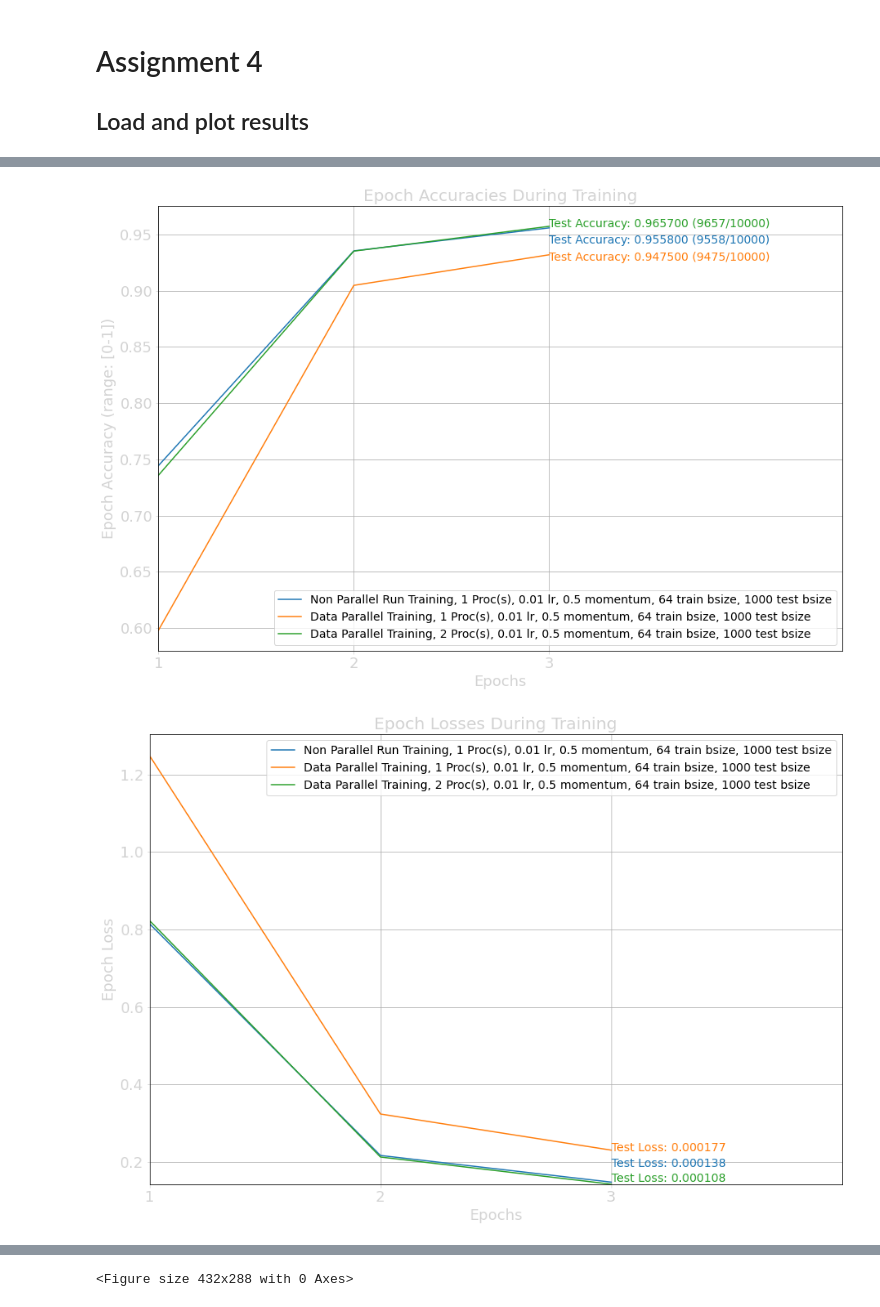
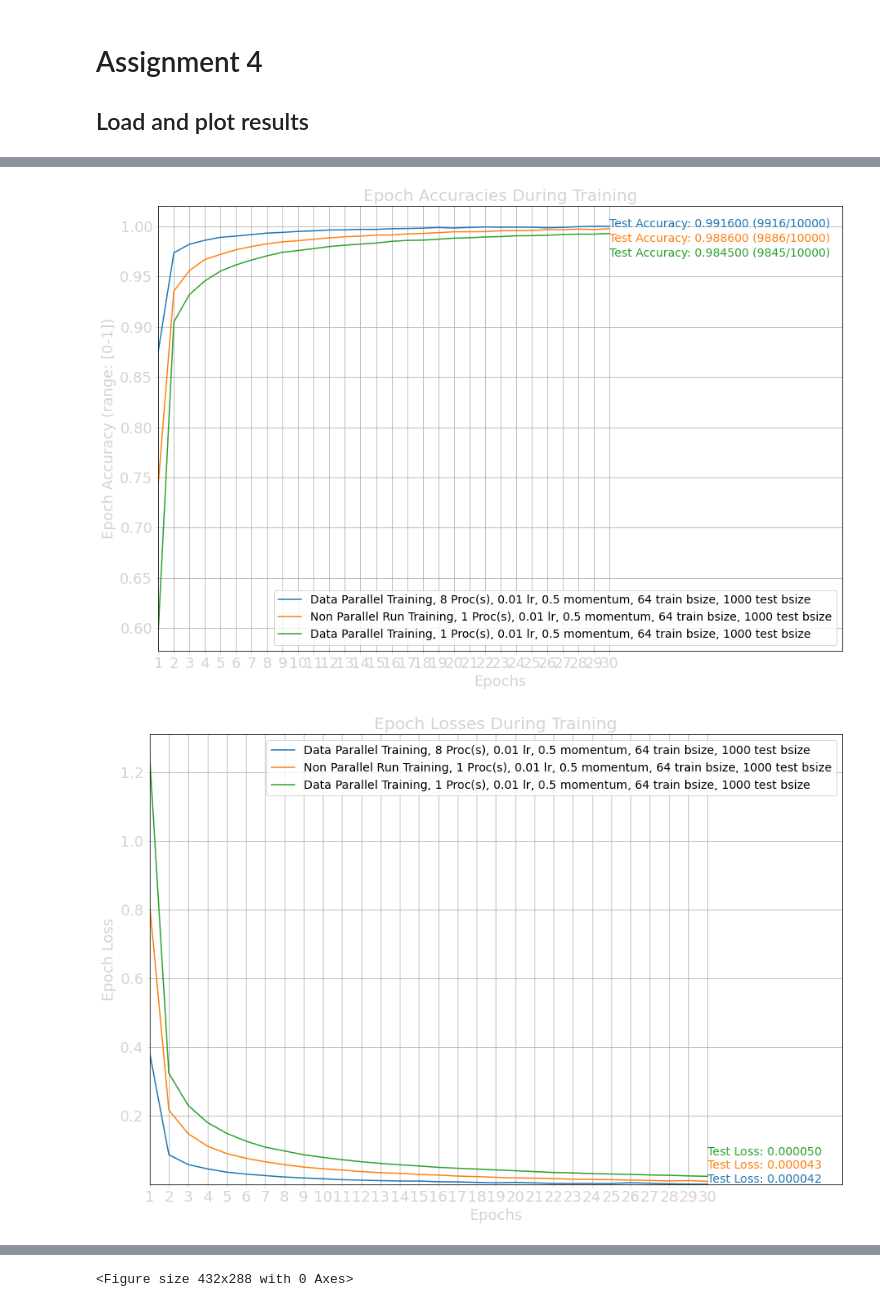
Before and after one commit to drkostas/Data-Science-Methods, a Jupyter notebook: assignment4/plot_results.ipynb, the cells around one changed output, grey strips where cells are left out. Cells and saved outputs as stored; diff of their text form; code cells hidden in the pictures.

```diff
--- a/assignment4/plot_results.ipynb
+++ b/assignment4/plot_results.ipynb
@@ -16,14 +16,11 @@ from playground import ColorizedLogger
 text_color = 'lightgrey'
 # text_color = 'black'
 RUNS_TO_PLOT = [
-#                 'run0',
-#                 'run1',
-#                 'run2',
-#                 'run3',
-#                 'run4',
-                'run5',
-                'run6',
-                'run7'
+                'run8',
+                'run9',
+                'run10',
+                'run11',
+                'run12'
                ]
 # %%
 # Configure
@@ -64,6 +63,7 @@ for run in runs:
     if os.path.exists(test_results_before_path): # Because this is optional
         run_results.append(np.load(file=test_results_before_path,
                                    allow_pickle=True).item())
+    run_results.append(run)
 
     results.append(run_results)
 # %%
@@ -110,7 +110,9 @@ def plot_accuracies(results):
                     color=curr_annot[3],
                     size=14)
 
-    ax.set_xlim(1, max_epoch+0.5)
+    ax.set_xlim(1, max_epoch+14)
+    for result in results:
+        fig.savefig(os.path.join(result[-1], 'accuracies.png'), dpi=fig.dpi)
 
 def plot_losses(results):
     fig, ax = plt.subplots(nrows=1, ncols=1, figsize=(15, 10))
@@ -152,41 +154,48 @@ def plot_losses(results):
                     xy=(curr_annot[1], 0.005+min_y+ind*0.04),
                     color=curr_annot[3],
                     size=14)
-    ax.set_xlim(1, max_epoch+0)
+    ax.set_xlim(1, max_epoch+6)
     ax.set_ylim(bottom=min_y+0)
+    for result in results:
+        fig.savefig(os.path.join(result[-1], 'losses.png'), dpi=fig.dpi)
 
 def plot_times(results):
     fig, ax = plt.subplots(nrows=1, ncols=1, figsize=(15, 10))
     ax.set_title('Epoch Times During Training', fontsize=20, c=text_color)
     ax.set_xlabel('Epochs', fontsize=18, c=text_color)
     ax.set_ylabel('Epoch Time (seconds)', fontsize=18, c=text_color)
     max_epoch = results[0][0]["epochs"]+1
     epochs = range(1, max_epoch)
     ax.set_xticks(epochs)
     ax.tick_params(axis="both", labelsize=18, colors=text_color)
     ax.grid()
+    max_y = 0.0
     for result in results:
         mdata = result[0]
         y_vals = result[4]
         test_results = result[5]
         run_type = "Data Parallel Training" if mdata['data_parallel'] \
                                             else "Non Parallel Run Training"
         legend_label = f"{run_type}, {mdata['num_processes']} Proc(s), " \
                        f"{mdata['learning_rate']} lr, " \
                        f"{mdata['momentum']} momentum, " \
                        f"{mdata['batch_size_train']} train bsize, " \
                        f"{mdata['batch_size_test']} test bsize"
-
         lines = ax.plot(epochs, y_vals, label=legend_label)
         ax.legend(loc="upper left", fontsize=14)
-
+        curr_max_y = np.amax(y_vals)
+        if curr_max_y > max_y:
+            max_y = curr_max_y
+    ax.set_ylim(top=max_y+8)
+    for result in results:
+        fig.savefig(os.path.join(result[-1], 'times.png'), dpi=fig.dpi)
 
 plot_accuracies(results)
 plot_losses(results)
 plot_times(results)
 
 plt.show()
 plt.clf()
 # %% [output]
-[figure, old version]
+[figure, new version]
-[figure, old version]
+[figure, new version]
```
Also changed, not shown: parts of 2 cells of this notebook, 1 other file.
